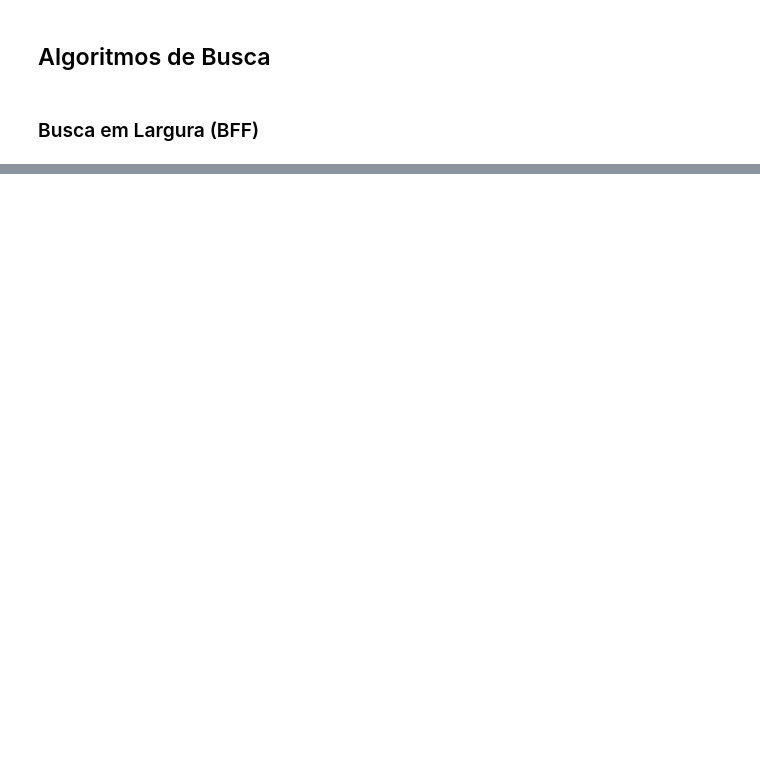
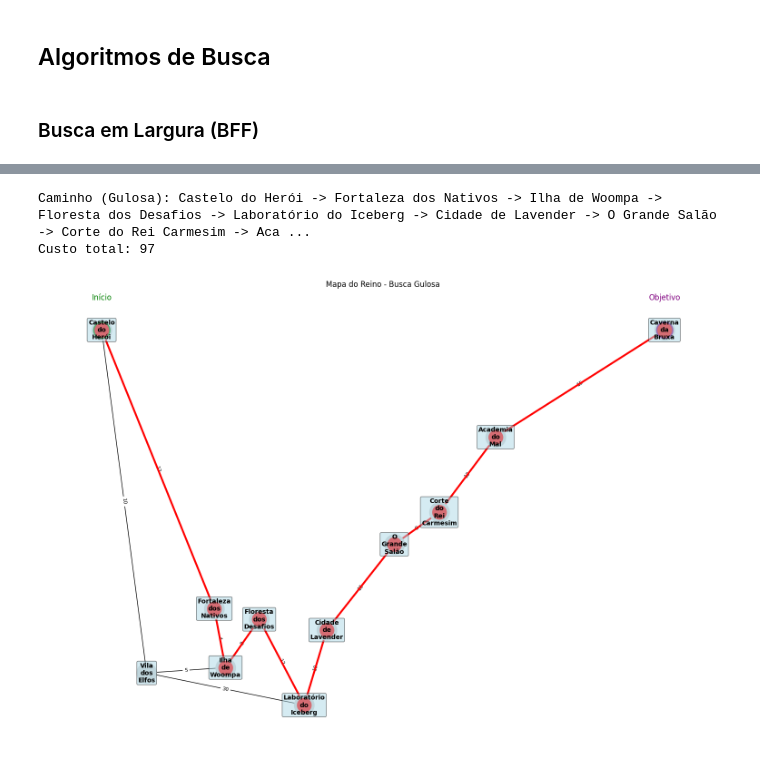
Before and after one commit to JoaoVictorCRP/inteligencia-artifical-ads6, a Jupyter notebook: grafos/Modulo03.ipynb, the cells around one changed output, grey strips where cells are left out. Drawn from its saved outputs; the diff is of its cells as text; code cells hidden in the pictures; blank space fills up the shorter version.

```diff
--- a/grafos/Modulo03.ipynb
+++ b/grafos/Modulo03.ipynb
@@ -187,0 +234,14 @@ Custo total: 101
+# %%
+heuristic_map = {
+    "Castelo do Herói": 250,
+    "Vila dos Elfos": 225,
+    "Fortaleza dos Nativos": 230,
+    "Ilha de Woompa": 180,
+    "Floresta dos Desafios": 150,
+    "Laboratório do Iceberg": 120,
+    "Cidade de Lavender": 110,
+    "O Grande Salão": 100,
+    "Corte do Rei Carmesim": 40,
+    "Academia do Mal": 20,
+    "Caverna da Bruxa": 0
+}
@@ -187,0 +293,15 @@ Custo total: 101
+# %%
+# Exemplo de uso
+inicio = "Castelo do Herói"
+objetivo = "Caverna da Bruxa"
+
+
+caminho_gulosa, custo_gulosa = greedy_best_first_search(G_game, inicio, objetivo, heuristic_map)
+
+print("Caminho (Gulosa):", " -> ".join(caminho_gulosa))
+print("Custo total:", custo_gulosa)
+plot_map(G_game, caminho_gulosa, titulo='Mapa do Reino - Busca Gulosa')
+# %% [output]
+Caminho (Gulosa): Castelo do Herói -> Fortaleza dos Nativos -> Ilha de Woompa -> Floresta dos Desafios -> Laboratório do Iceberg -> Cidade de Lavender -> O Grande Salão -> Corte do Rei Carmesim -> Aca ...
+Custo total: 97
+[figure, added]
```
Also changed, not shown: parts of 10 cells of this notebook.
